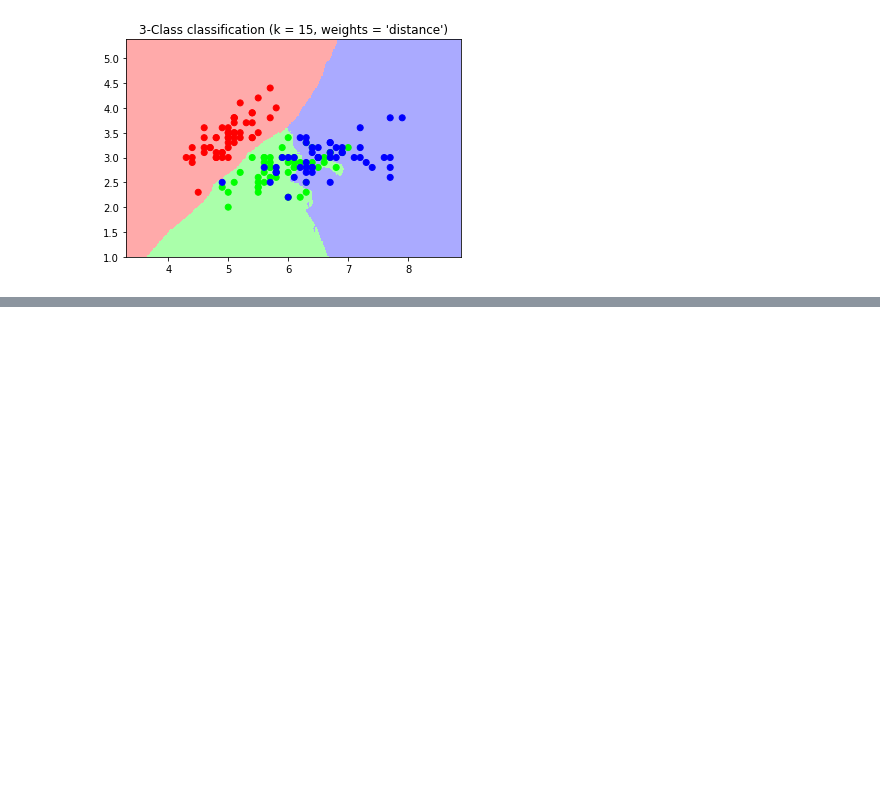
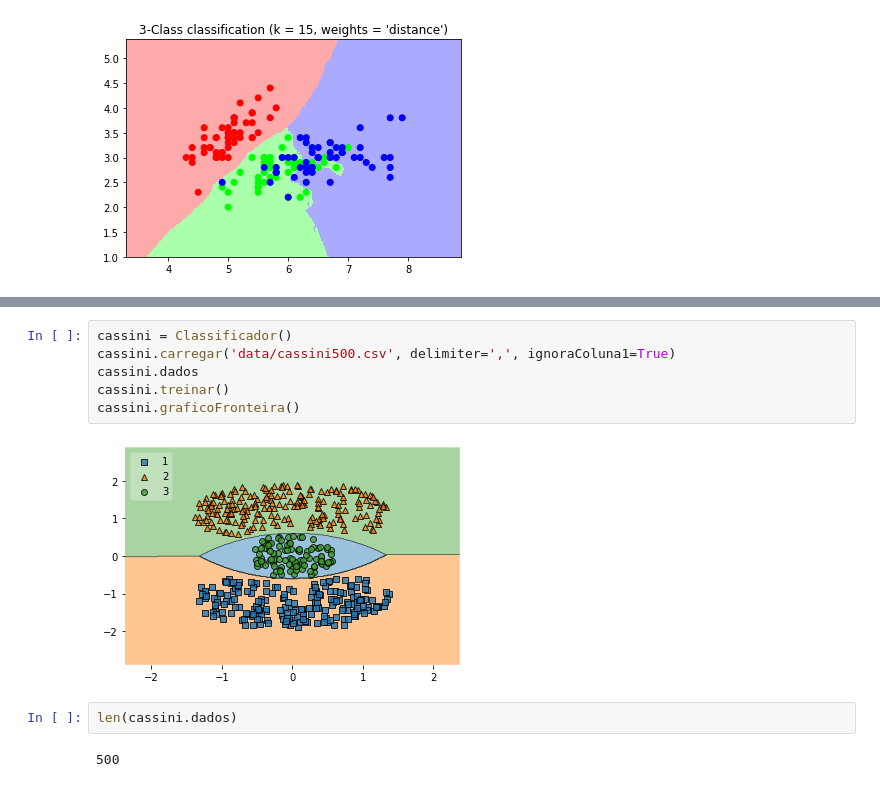
Before and after one commit to mtarcinalli/bayes, a Jupyter notebook: 01_bayes.ipynb, the cells around one changed output, grey strips where cells are left out. Cells and saved outputs as stored; diff of their text form; blank space fills up the shorter version.

```diff
--- a/01_bayes.ipynb
+++ b/01_bayes.ipynb
@@ -721,0 +969,12 @@ plt.show()
+# %%
+cassini = Classificador()
+cassini.carregar('data/cassini500.csv', delimiter=',', ignoraColuna1=True)
+cassini.dados
+cassini.treinar()
+cassini.graficoFronteira()
+# %% [output]
+[figure, added]
+# %%
+len(cassini.dados)
+# %% [output]
+500
```
Also changed, not shown: parts of 103 cells of this notebook.
